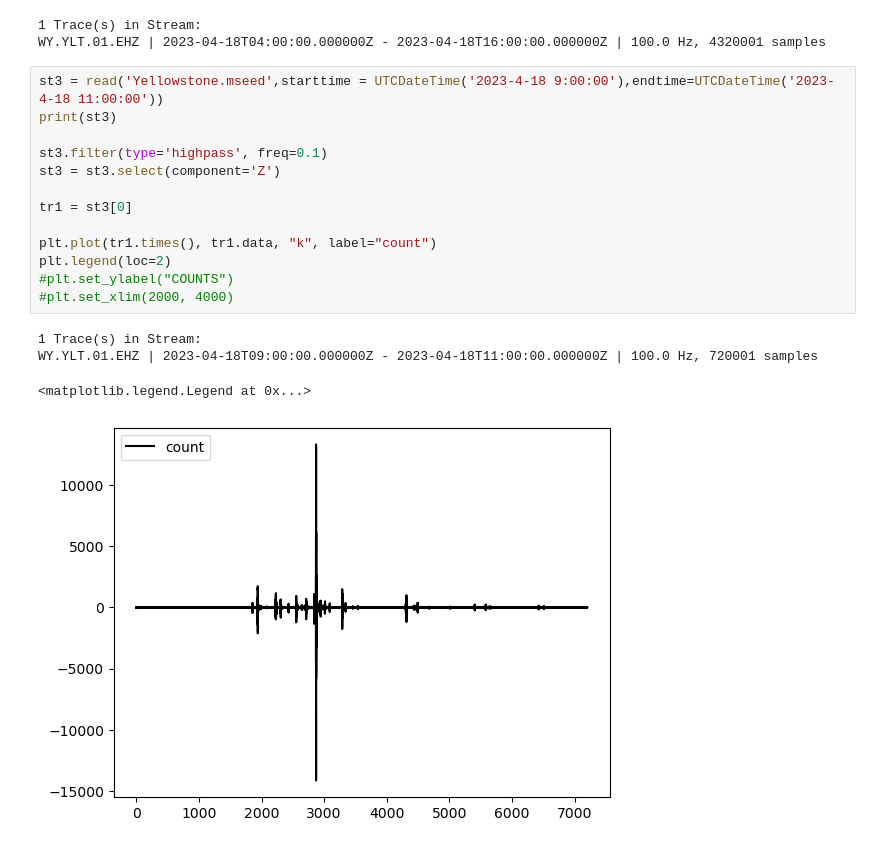
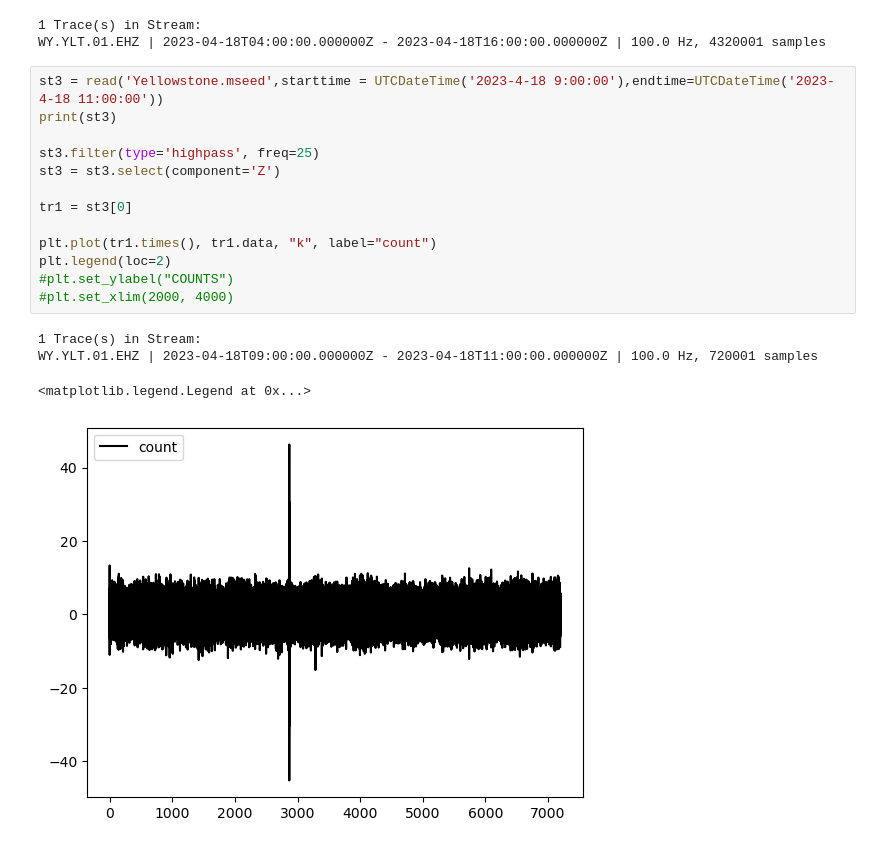
Before and after one commit to GPGN-268-archive/FP01-mars-seismo, a Jupyter notebook: ChloeWork.ipynb, the cells around one changed output. Saved outputs shown, nothing was run; the diff lists cells and outputs as text.

```diff
--- a/ChloeWork.ipynb
+++ b/ChloeWork.ipynb
@@ -88,18 +102,18 @@ WY.YLT.01.EHZ | 2023-04-18T04:00:00.000000Z - 2023-04-18T16:00:00.000000Z | 100.
 # %%
 st3 = read('Yellowstone.mseed',starttime = UTCDateTime('2023-4-18 9:00:00'),endtime=UTCDateTime('2023-4-18 11:00:00'))
 print(st3)
 
-st3.filter(type='highpass', freq=0.1)
+st3.filter(type='highpass', freq=25)
 st3 = st3.select(component='Z')
 
 tr1 = st3[0]
 
 plt.plot(tr1.times(), tr1.data, "k", label="count")
 plt.legend(loc=2)
 #plt.set_ylabel("COUNTS")
 #plt.set_xlim(2000, 4000)
 # %% [output]
 1 Trace(s) in Stream:
 WY.YLT.01.EHZ | 2023-04-18T09:00:00.000000Z - 2023-04-18T11:00:00.000000Z | 100.0 Hz, 720001 samples
 <matplotlib.legend.Legend at 0x...>
-[figure, old version]
+[figure, new version]
```
Also changed, not shown: parts of 5 cells of this notebook, 1 other file.
